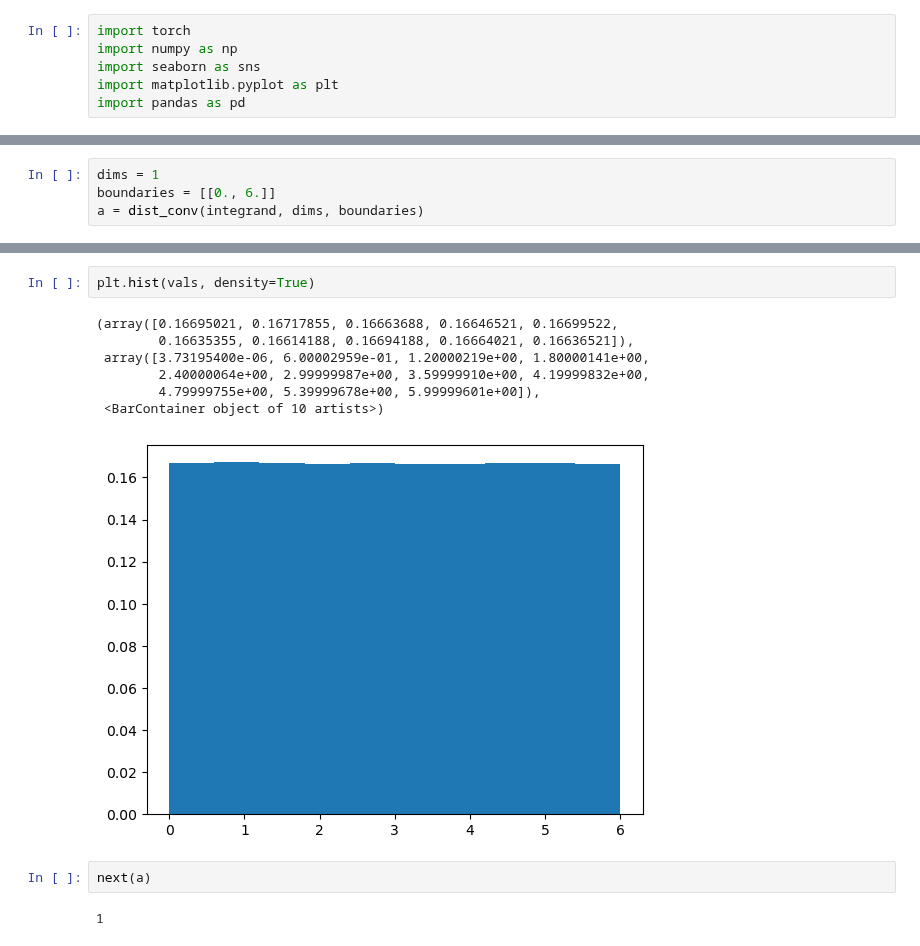
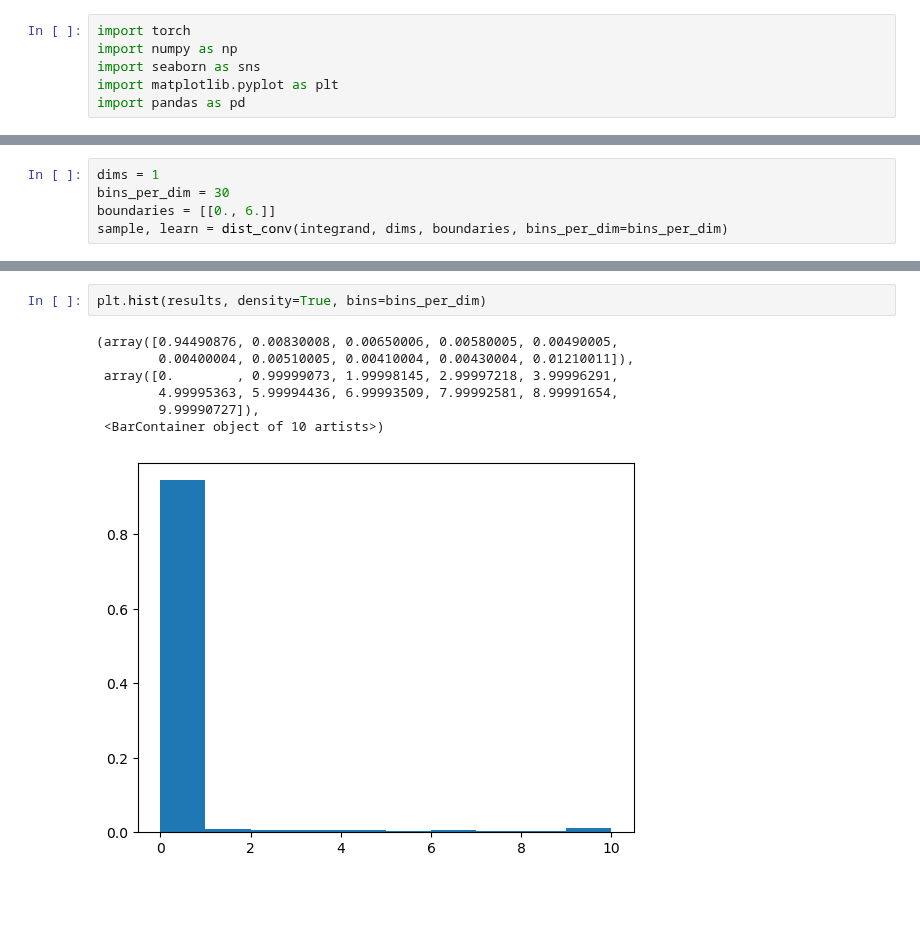
Before and after one commit to nVentis/MEM_HEP, a Jupyter notebook: notebooks/mem_nis.ipynb, the cells around one changed output, grey strips where cells are left out. Drawn from its saved outputs; the diff is of its cells as text; blank space fills up the shorter version.

```diff
--- a/notebooks/mem_nis.ipynb
+++ b/notebooks/mem_nis.ipynb
@@ -66,5 +99,6 @@ def dist_conv(integrand:Callable, dims:int, boundaries:List[List[float]], bins_p
     return sample, learn
 # %%
 dims = 1
+bins_per_dim = 30
 boundaries = [[0., 6.]]
-a = dist_conv(integrand, dims, boundaries)
+sample, learn = dist_conv(integrand, dims, boundaries, bins_per_dim=bins_per_dim)
@@ -73,14 +171,10 @@ vals = a(1000000)
 # %%
-plt.hist(vals, density=True)
+plt.hist(results, density=True, bins=bins_per_dim)
 # %% [output]
-(array([0.16695021, 0.16717855, 0.16663688, 0.16646521, 0.16699522,
-        0.16635355, 0.16614188, 0.16694188, 0.16664021, 0.16636521]),
- array([3.73195400e-06, 6.00002959e-01, 1.20000219e+00, 1.80000141e+00,
-        2.40000064e+00, 2.99999987e+00, 3.59999910e+00, 4.19999832e+00,
-        4.79999755e+00, 5.39999678e+00, 5.99999601e+00]),
+(array([0.94490876, 0.00830008, 0.00650006, 0.00580005, 0.00490005,
+        0.00400004, 0.00510005, 0.00410004, 0.00430004, 0.01210011]),
+ array([0.        , 0.99999073, 1.99998145, 2.99997218, 3.99996291,
+        4.99995363, 5.99994436, 6.99993509, 7.99992581, 8.99991654,
+        9.99990727]),
  <BarContainer object of 10 artists>)
-[figure, old version]
+[figure, new version]
-# %%
-next(a)
-# %% [output]
-1
```
Also changed, not shown: parts of 10 cells of this notebook.
